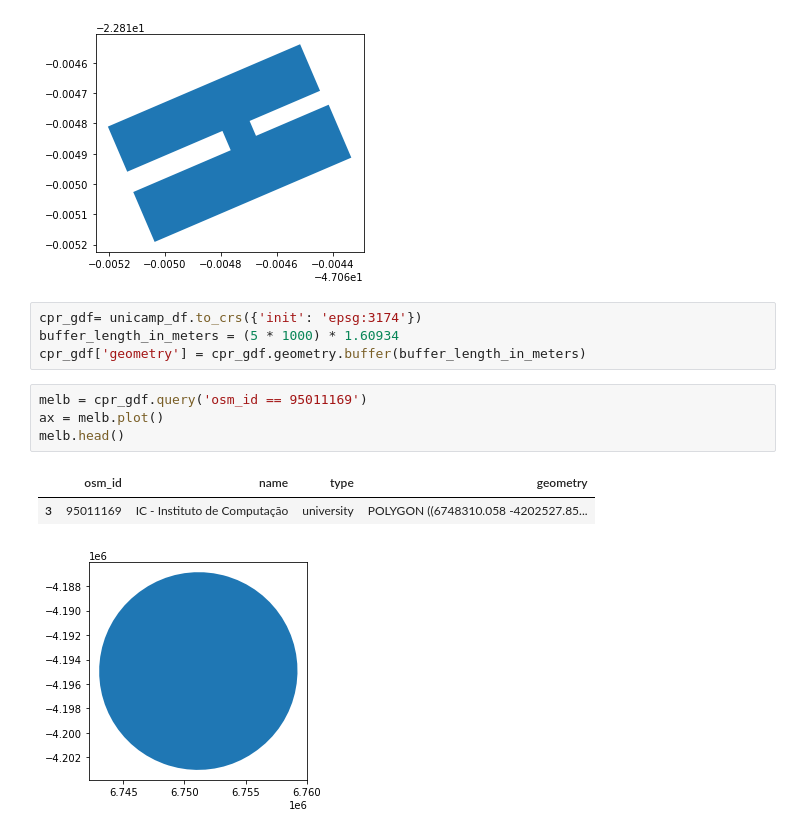
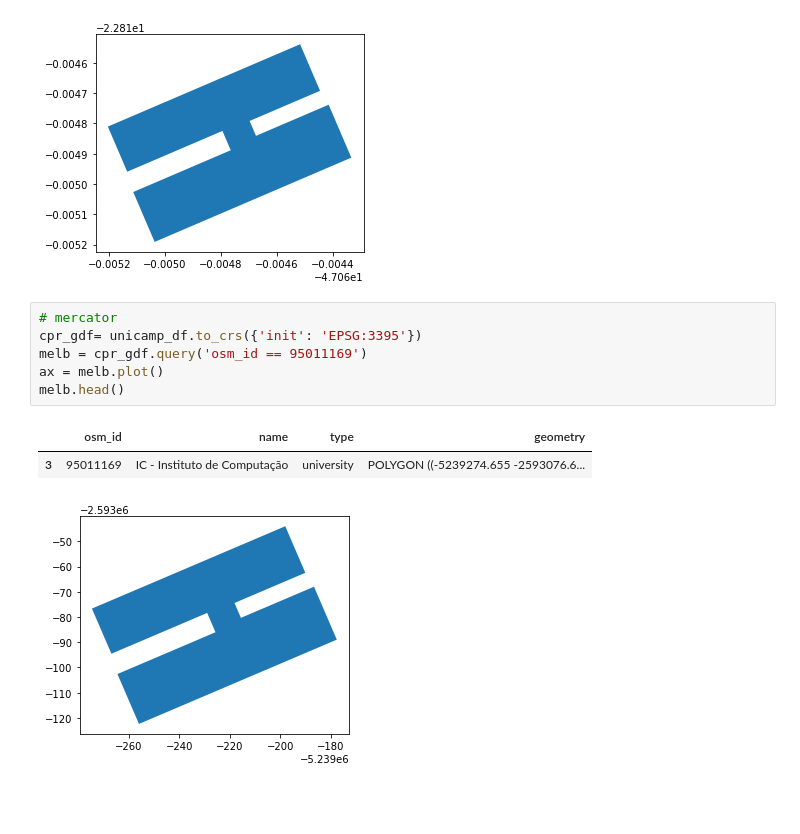
Before and after one commit to wasp-lahis/ns3-bmap, a Jupyter notebook: Geopandas-Unicamp.ipynb, the cells around one changed output. Drawn from its saved outputs; the diff is of its cells as text; blank space fills up the shorter version.

```diff
--- a/Geopandas-Unicamp.ipynb
+++ b/Geopandas-Unicamp.ipynb
@@ -53,17 +53,15 @@ melb.head()
 |  | osm_id | name | type | geometry |
 | 3 | 95011169 | IC - Instituto de Computação | university | POLYGON ((-47.06520 -22.81481, -4... |
 [figure]
-# %%
-cpr_gdf= unicamp_df.to_crs({'init': 'epsg:3174'})
-buffer_length_in_meters = (5 * 1000) * 1.60934
-cpr_gdf['geometry'] = cpr_gdf.geometry.buffer(buffer_length_in_meters)
 # %%
+# mercator
+cpr_gdf= unicamp_df.to_crs({'init': 'EPSG:3395'})
 melb = cpr_gdf.query('osm_id == 95011169')
 ax = melb.plot()
 melb.head()
 # %% [output]
 |  | osm_id | name | type | geometry |
-| 3 | 95011169 | IC - Instituto de Computação | university | POLYGON ((6748310.058 -4202527.85... |
+| 3 | 95011169 | IC - Instituto de Computação | university | POLYGON ((-5239274.655 -2593076.6... |
-[figure, old version]
+[figure, new version]
 # %%
 ax = cpr_gdf.plot(figsize=(17, 9))
```
Also changed, not shown: parts of 5 cells of this notebook, 1 other file.
